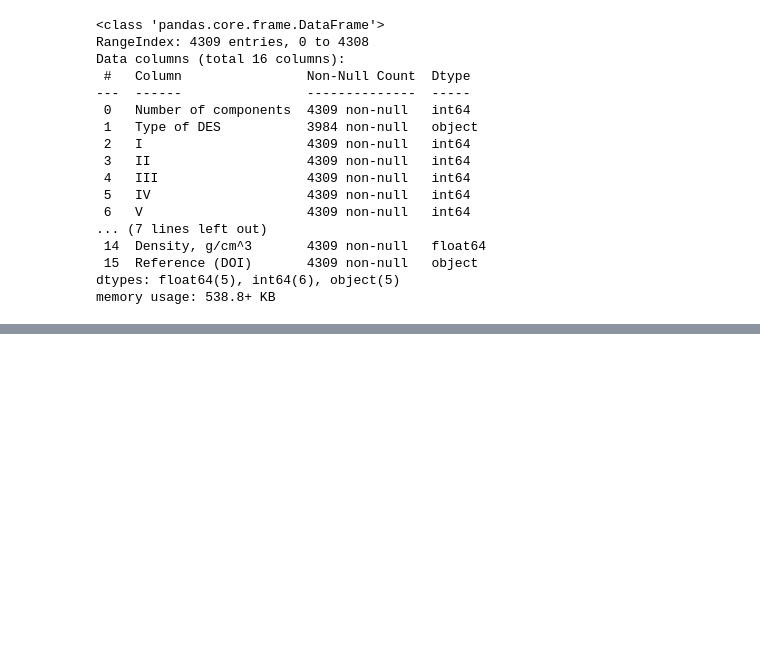
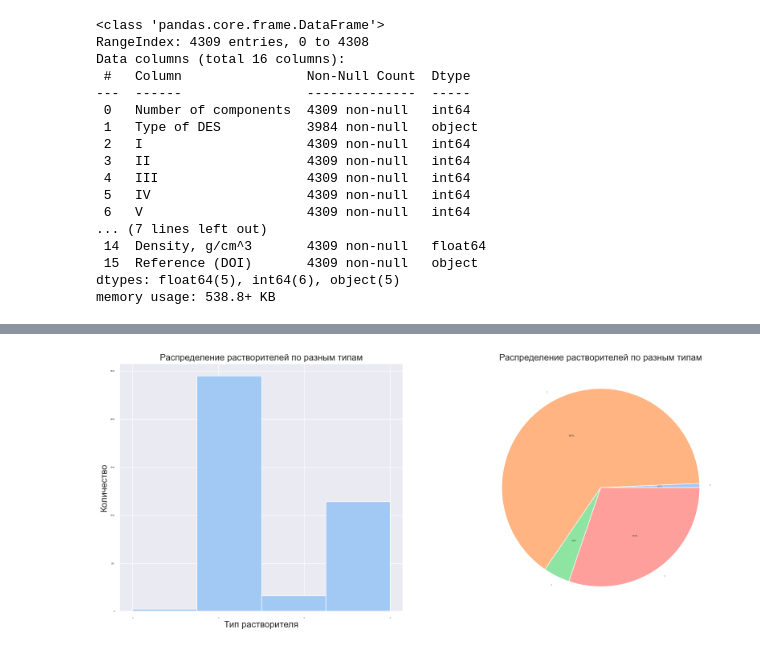
Before and after one commit to meteora142/Ecoteam, a Jupyter notebook: scripts/EcoteamProject.ipynb, the cells around one changed output, grey strips where cells are left out. Saved outputs shown, nothing was run; the diff lists cells and outputs as text; code cells hidden in the pictures; blank space fills up the shorter version.

```diff
--- a/scripts/EcoteamProject.ipynb
+++ b/scripts/EcoteamProject.ipynb
@@ -154,0 +255,23 @@ final_dataset.head(5)
+# %%
+#Для построения графиков используем цветовую палитру
+colors = sns.color_palette('pastel', 5)
+
+# Сначала создадим новую таблицу, в которой сгруппируем растворители по типу и найдем количество
+df_type = pd.DataFrame(final_dataset.groupby('Type of DES')['Type of DES'].count())
+
+#Построим 2 графика на одном полотне
+fig, ax = plt.subplots(figsize = (20,8), nrows = 1, ncols = 2) # Инициализация графиков и его размеров
+
+#Столбчатая гистограмма
+ax[0].hist(final_dataset['Type of DES'], bins = 4, color = colors[0])
+ax[0].set_title('Распределение растворителей по разным типам', fontsize = 16) # Создание заголовка
+ax[0].set_xlabel('Тип растворителя', fontsize = 16) # Создание подписи оси х
+ax[0].set_ylabel('Количество', fontsize = 16) # Создание подписи оси y
+
+#Круговая диаграмма
+ax[1].pie(df_type['Type of DES'], labels = df_type.index, autopct = '%1.1f%%', colors = colors)
+ax[1].set_title('Распределение растворителей по разным типам', fontsize = 16) # Создание заголовка
+
+plt.show() #Вывод графика
+# %% [output]
+[figure, added]
```
Also changed, not shown: parts of 11 cells of this notebook.
